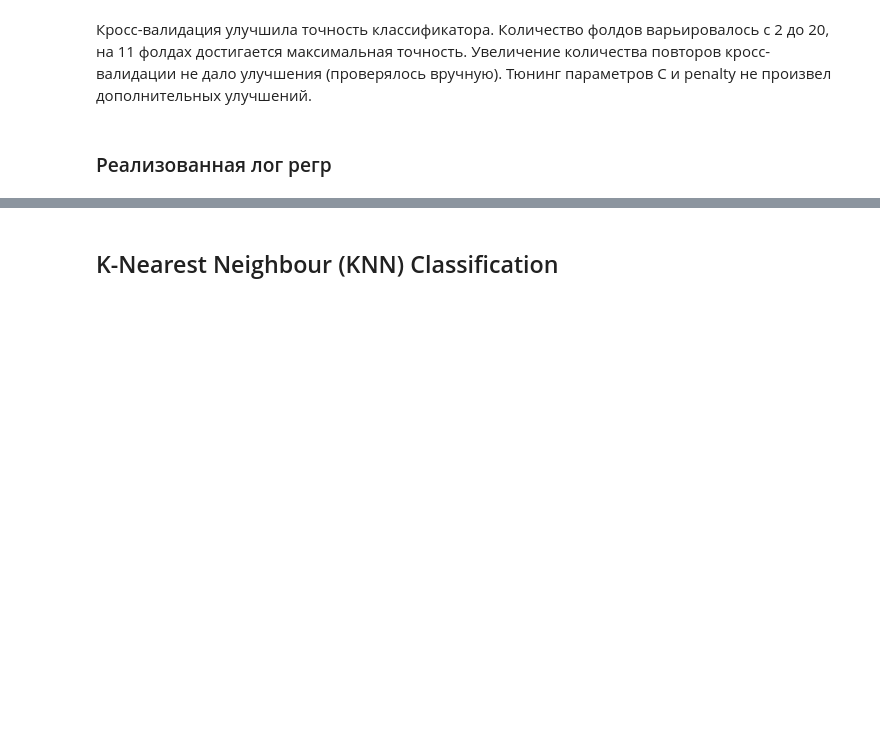
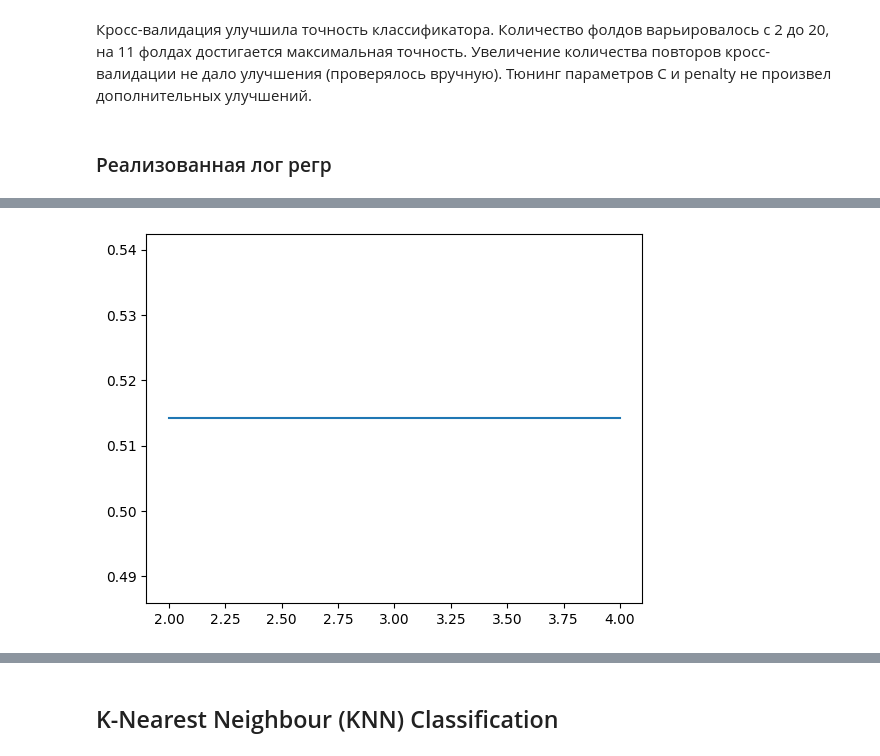
Before and after one commit to katevi/Introduction-to-ML, a Jupyter notebook: lab2/heart_disease_analysis.ipynb, the cells around one changed output, grey strips where cells are left out. Cells and saved outputs as stored; diff of their text form; code cells hidden in the pictures; blank space fills up the shorter version.

Commit message:
Integrate custom logistic regr into cross_val_score method

```diff
--- a/lab2/heart_disease_analysis.ipynb
+++ b/lab2/heart_disease_analysis.ipynb
@@ -262,30 +263,10 @@ Test accuracy achieved with repeated k-Fold Cross-Validation && tuned hyperparam
 # %%
 from scipy.special import expit, logit
 from sklearn.model_selection import cross_validate
+from sklearn.metrics import accuracy_score
 
 class MyLogisticRegression(object):
-    """
-    Logistic Regression Classifier
-    Parameters
-    ----------
-    learning_rate : int or float, default=0.1
-        The tuning parameter for the optimization algorithm (here, Gradient Descent)
-        that determines the step size at each iteration while moving toward a minimum
-        of the cost function.
-    max_iter : int, default=100
-        Maximum number of iterations taken for the optimization algorithm to converge
-
-    penalty : None or 'l2', default='l2'.
-        Option to perform L2 regularization.
-    C : float, default=0.1
-        Inverse of regularization strength; must be a positive float.
-        Smaller values specify stronger regularization.
-    tolerance : float, optional, default=1e-4
-        Value indicating the weight change between epochs in which
-        gradient descent should terminated.
-    """
-
-    def __init__(self, learning_rate=0.1, max_iter=1000, regularization='l2', C = 0.1, tolerance = 1e-4):
+    def __init__(self, learning_rate=0.1, max_iter=1000, regularization='l2', C = 1, tolerance = 0.0001):
         self.learning_rate  = learning_rate
         self.max_iter       = max_iter
         self.regularization = regularization
@@ -297,7 +278,6 @@ class MyLogisticRegression(object):
         X = np.concatenate((np.ones((X.shape[0], 1)), X), axis=1)
 
         for _ in range(self.max_iter):
-
             errors = (self.__sigmoid(X @ self.theta)) - y
             N = X.shape[1]
 
@@ -311,6 +291,20 @@ class MyLogisticRegression(object):
             else:
                 break
         return self
+    def predict_proba(self, X):
+        """
+        Probability estimates for samples in X.
+        Parameters
+        ----------
+        X : array-like of shape (n_samples, n_features)
+            Vector to be scored, where `n_samples` is the number of samples and
+            `n_features` is the number of features.
+        Returns
+        -------
+        probs : array-like of shape (n_samples,)
+            Returns the probability of each sample.
+        """
+        return self.__sigmoid((X @ self.theta[1:]) + self.theta[0])
 
     def predict(self, X):
         return np.round(self.predict_proba(X))
@@ -318,20 +312,23 @@ class MyLogisticRegression(object):
     def __sigmoid(self, z):
         return 1 / (1 + expit(-z))
 
+    def set_params(**params):
+        print("in set params")
+        self.learning_rate  = params['learning_rate']
+        self.max_iter       = params['max_iter']
+        self.regularization = params['regularization']
+        self.C              = params['C']
+        self.tolerance      = params['tolerance']
+
     def get_params(self, deep=False):
-        """
-        Get method for models coeffients and intercept.
-        Returns
-        -------
-        params : dict
-        """
-        try:
             params = dict()
-            params['intercept'] = self.theta[0]
-            params['coef'] = self.theta[1:]
+            params['learning_rate'] = self.learning_rate
+            params['C'] = self.C
+            params['max_iter'] = self.max_iter
+            params['regularization'] = self.regularization
+            params['tolerance'] = self.tolerance
+            print("params = ", params)
             return params
-        except:
-            raise Exception('Fit the model first!')
 
 
 # repeated k fold validation with tuned hyperparameters
@@ -339,15 +336,17 @@ lr_accuracies = []
 max_accuracy = 0.
 corresponding_std = 0.
 number_of_folds = 0
-for i in range(2,20):
-    cv = RepeatedKFold(n_splits=i, n_repeats=5, random_state=1)
+for i in range(2,5):
+    cv = RepeatedKFold(n_splits=i, n_repeats=3, random_state=1)
     # create model
     m = MyLogisticRegression()
     # evaluate model
-    scores = cross_validate(m, X, y, scoring='accuracy', cv=cv, n_jobs=-1)
+    scores = cross_val_score(m, X, y, scoring='accuracy', cv=cv, n_jobs=-1)
+    #print("i", i, "scores", scores)
     # report performance
     mean_scores = mean(scores)
     std_scores = std(scores)
+    print("mean", mean_scores, "std", std_scores)
     if (mean_scores > max_accuracy):
         max_accuracy = mean_scores
         corresponding_std = std_scores
@@ -355,11 +354,16 @@ for i in range(2,20):
     lr_accuracies.append(mean_scores)
 
 print('Test accuracy achieved with repeated %d -Fold Cross-Validation: %.3f (%.3f)' % (number_of_folds, max_accuracy, corresponding_std))
-plt.plot(range(2,20),lr_accuracies)
+plt.plot(range(2,5),lr_accuracies)
 
 #clf = LogisticRegression().fit(X_train_scaled, y_train)
 #p = clf.predict(X_train_scaled)
 #print('Train Accuracy: %f'%(np.mean(p == y_train) * 100))
 #p = clf.predict(X_test_scaled)
 #print('Test Accuracy: %f'%(np.mean(p == y_test) * 100))
+m = MyLogisticRegression()
+m.fit(X_train_scaled, y_train)
+y_pred = m.predict(X_test_scaled)
+y_pred_train = m.predict(X_train_scaled)
+print("Accuracy ", accuracy_score(y_test, y_pred), accuracy_score(y_train, y_pred_train))
 # %% [output]
@@ -367,3 +387,4 @@ Exception: Fit the model first!
+[figure, added]
 # %%
 import math
 
```
Also changed, not shown: parts of 13 cells of this notebook.
